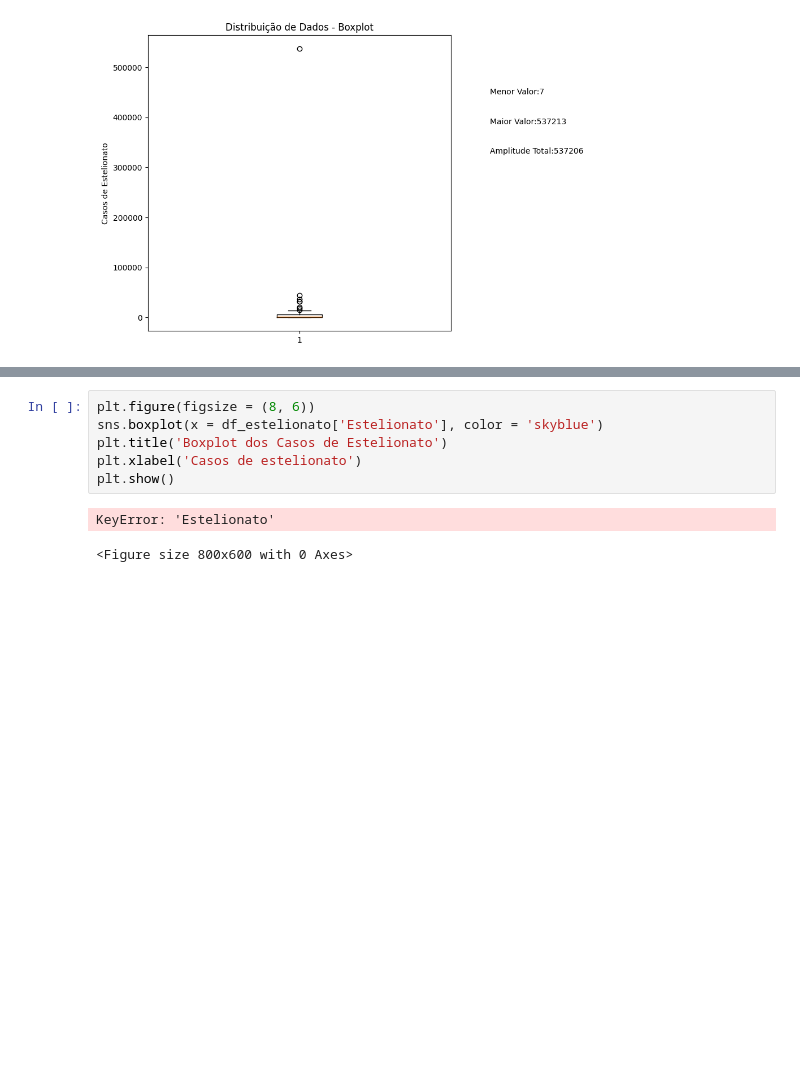
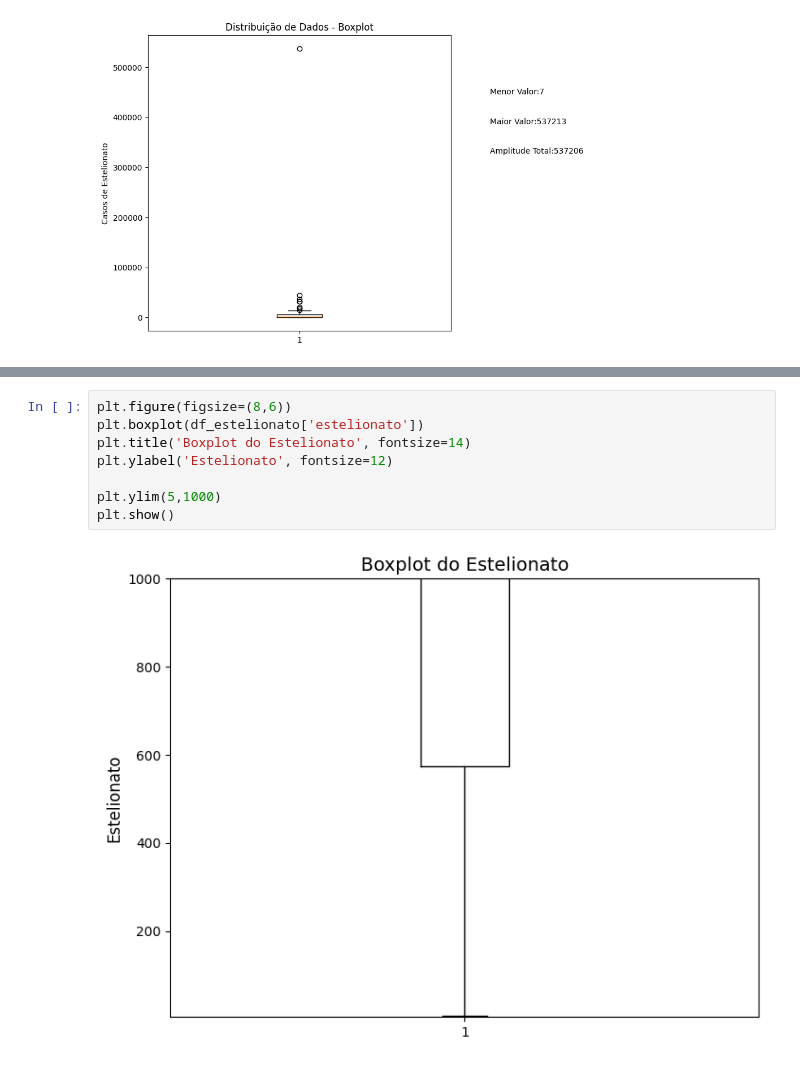
Before and after one commit to luaanahi/Viva_la_vida, a Jupyter notebook: projeto_final.ipynb, the cells around one changed output, grey strips where cells are left out. Cells and saved outputs as stored; diff of their text form; blank space fills up the shorter version.

```diff
--- a/projeto_final.ipynb
+++ b/projeto_final.ipynb
@@ -225,9 +239,10 @@ plt.gca().spines[['top', 'right',]].set_visible(False)
 # %%
-plt.figure(figsize = (8, 6))
-sns.boxplot(x = df_estelionato['Estelionato'], color = 'skyblue')
-plt.title('Boxplot dos Casos de Estelionato')
-plt.xlabel('Casos de estelionato')
+plt.figure(figsize=(8,6))
+plt.boxplot(df_estelionato['estelionato'])
+plt.title('Boxplot do Estelionato', fontsize=14)
+plt.ylabel('Estelionato', fontsize=12)
+
+plt.ylim(5,1000)
 plt.show()
 # %% [output]
-KeyError: 'Estelionato'
-<Figure size 800x600 with 0 Axes>
+[figure, added]
```
Also changed, not shown: parts of 3 cells of this notebook.
